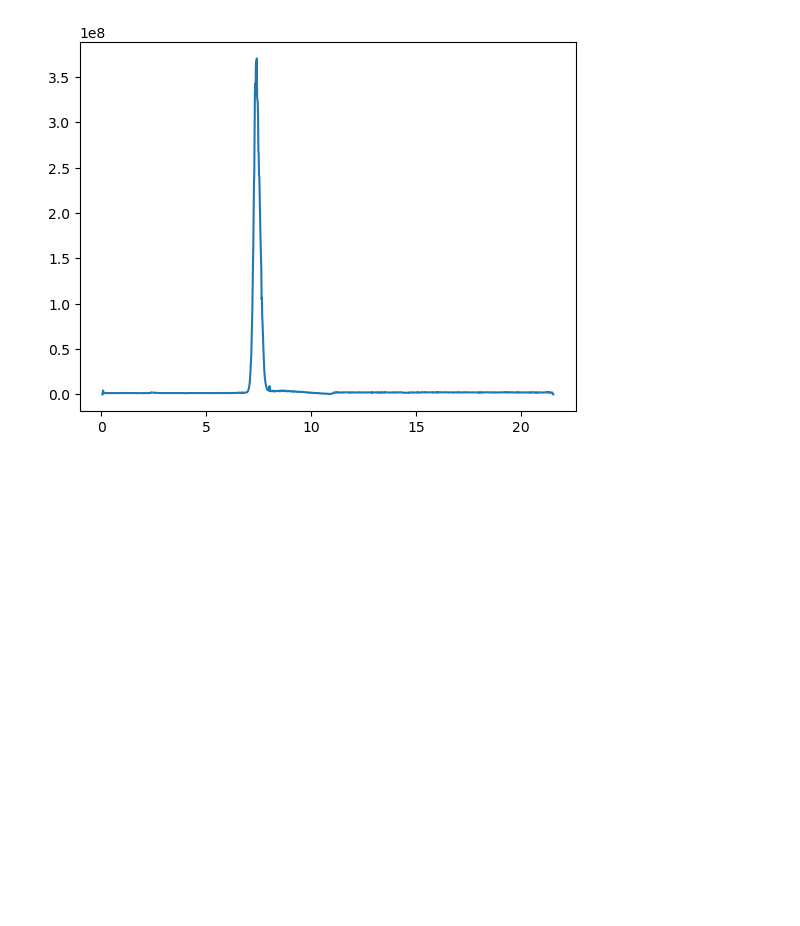
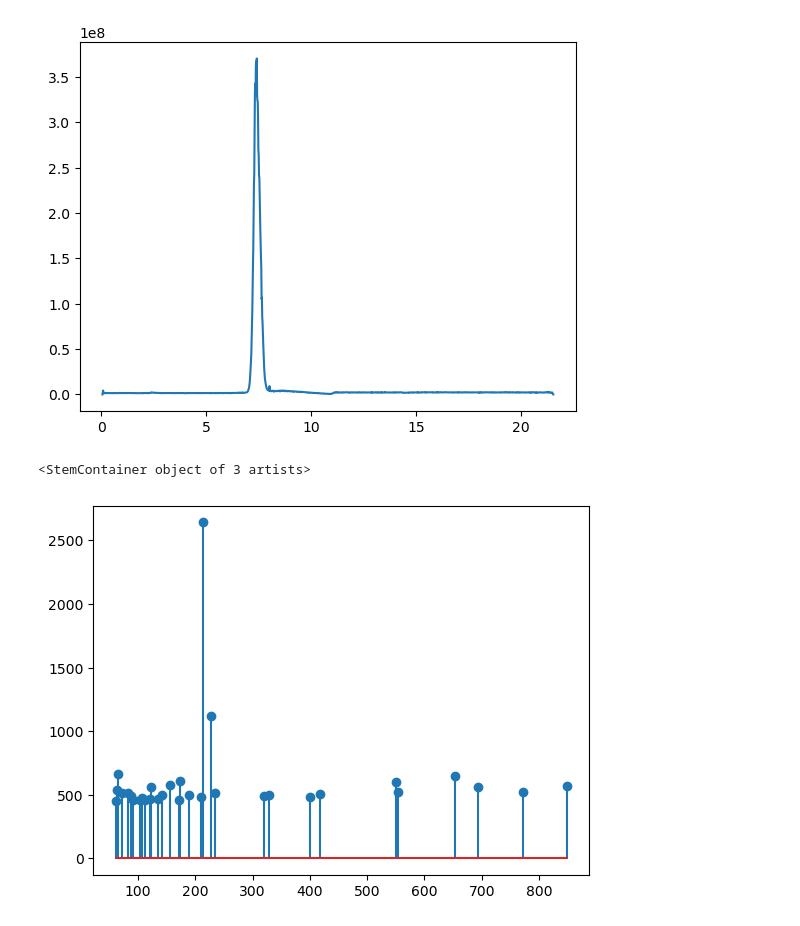
Before and after one commit to wkumler/mzsql, a Jupyter notebook: mzMLb_notebook.ipynb, the cells around one changed output. Cells and saved outputs as stored; diff of their text form; code cells hidden in the pictures; blank space fills up the shorter version.

```diff
--- a/mzMLb_notebook.ipynb
+++ b/mzMLb_notebook.ipynb
@@ -33,3 +34,13 @@ plt.plot(chrom_data["rt"], chrom_data["int"])
 plt.show()
 # %% [output]
 [figure]
+# %%
+def get_spec_mzmlb_pyteomics(file, scan_num):
+    file_data = mzmlb.MzMLb(file)
+    return(pd.DataFrame({"mz":file_data[scan_num]['m/z array'], "int":file_data[scan_num]['intensity array']}))
+
+spec_data = get_spec_mzmlb_pyteomics("demo_data/180205_Poo_TruePoo_Full1.mzMLb", 1)
+plt.stem(spec_data["mz"], spec_data["int"])
+# %% [output]
+<StemContainer object of 3 artists>
+[figure, added]
```
Also changed, not shown: parts of 11 cells of this notebook.
